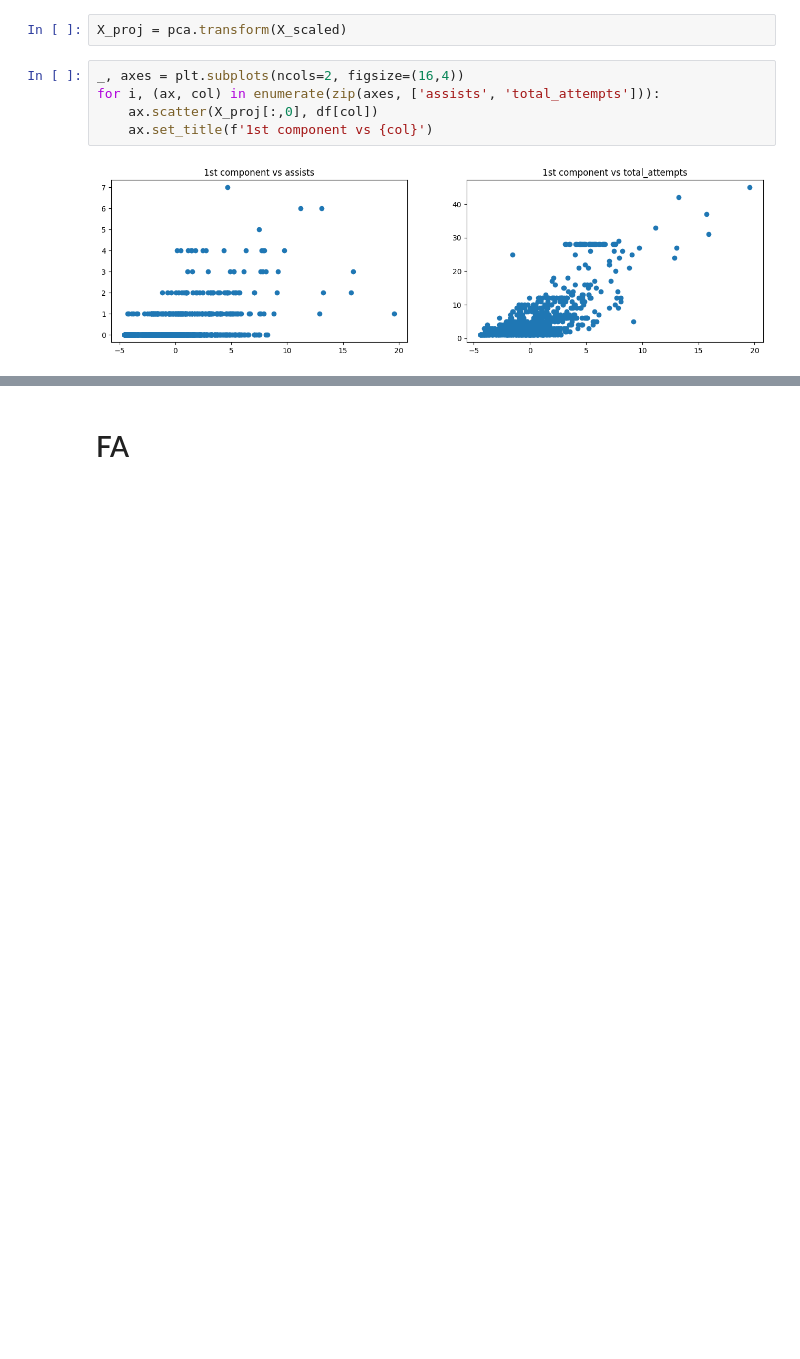
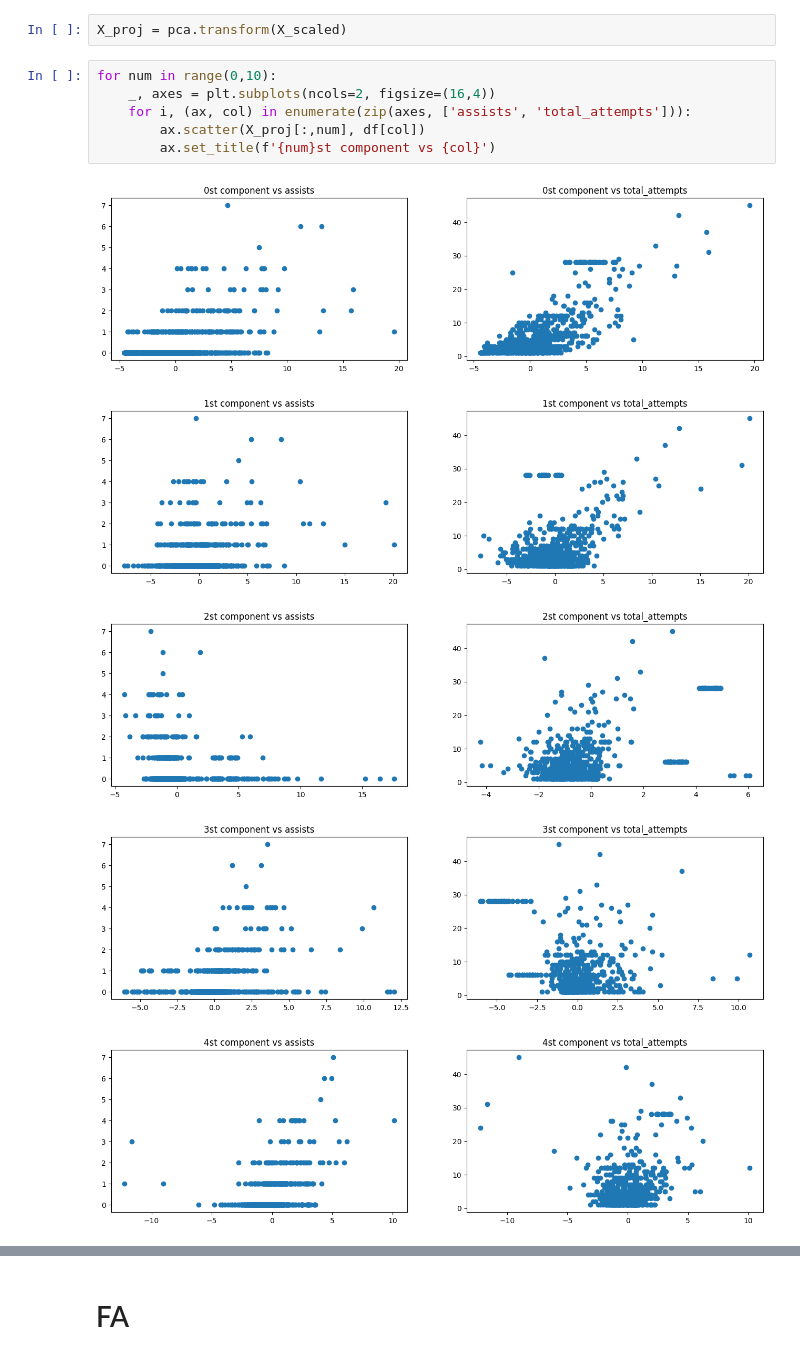
Before and after one commit to elouanzer/challenge1, a Jupyter notebook: champions league.ipynb, the cells around one changed output, grey strips where cells are left out. Saved outputs shown, nothing was run; the diff lists cells and outputs as text; blank space fills up the shorter version.

```diff
--- a/champions league.ipynb
+++ b/champions league.ipynb
@@ -157,9 +157,14 @@ plt.plot(np.cumsum(pca.explained_variance_ratio_))
 # %%
 X_proj = pca.transform(X_scaled)
 # %%
-_, axes = plt.subplots(ncols=2, figsize=(16,4))
-for i, (ax, col) in enumerate(zip(axes, ['assists', 'total_attempts'])):
-    ax.scatter(X_proj[:,0], df[col])
-    ax.set_title(f'1st component vs {col}')
+for num in range(0,10):
+    _, axes = plt.subplots(ncols=2, figsize=(16,4))
+    for i, (ax, col) in enumerate(zip(axes, ['assists', 'total_attempts'])):
+        ax.scatter(X_proj[:,num], df[col])
+        ax.set_title(f'{num}st component vs {col}')
 # %% [output]
 [figure]
+[figure, added]
+[figure, added]
+[figure, added]
+[figure, added]
```
Also changed, not shown: parts of 2 cells of this notebook.
